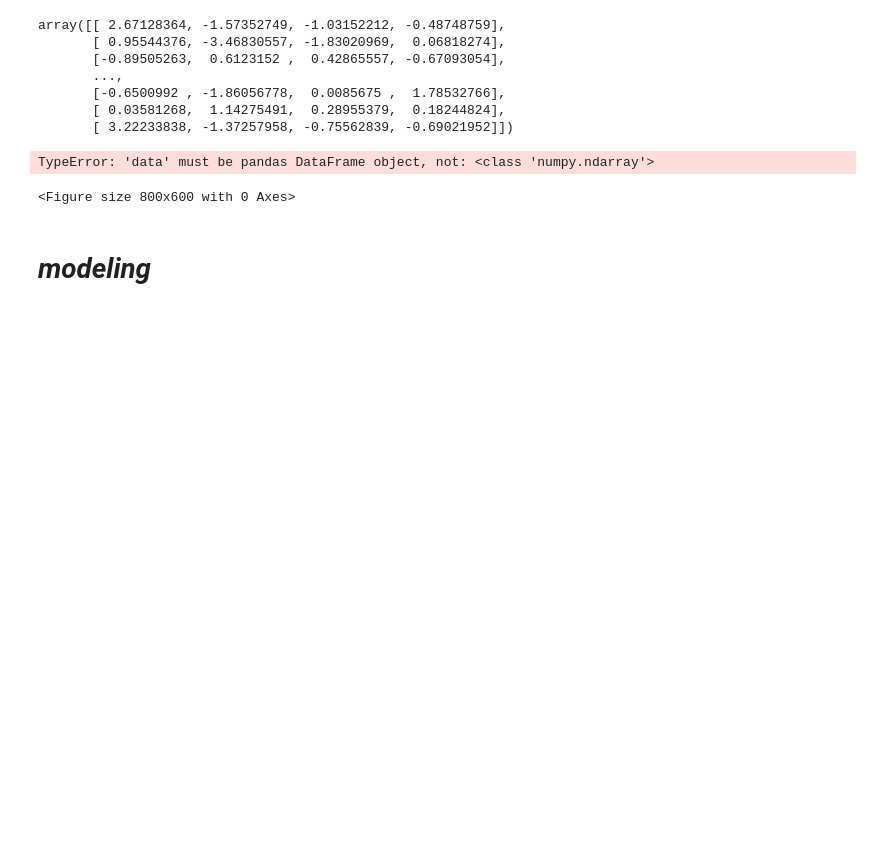
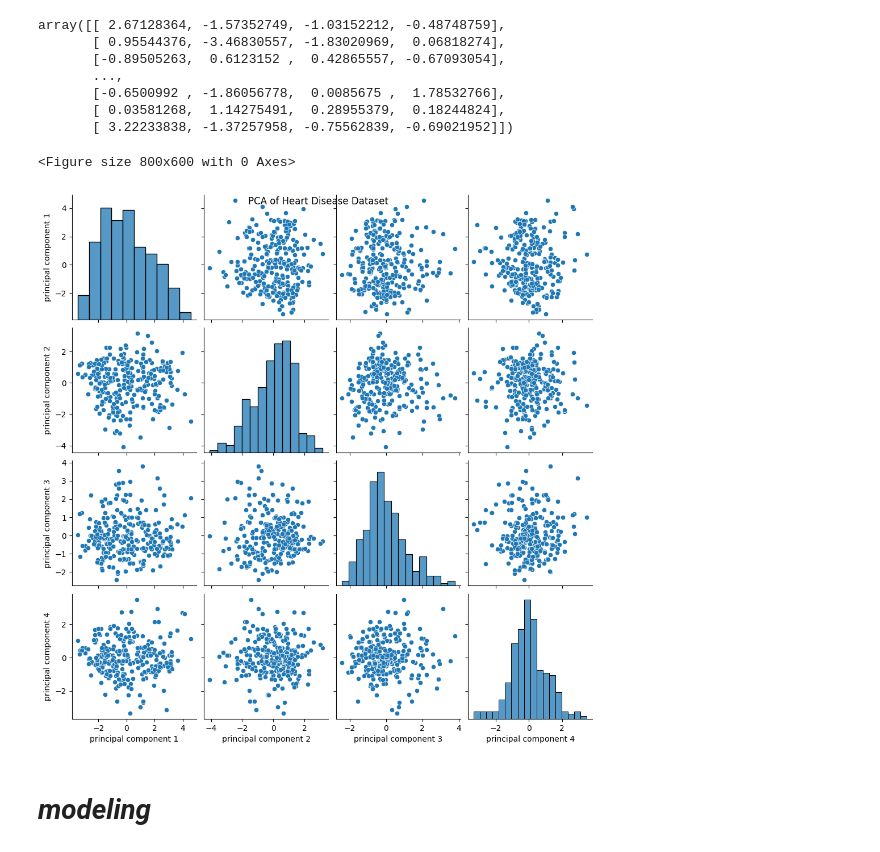
Before and after one commit to Nirikshan95/Heart-Disease-Prediction, a Jupyter notebook: notebooks/heart_disease_pred.ipynb, the cells around one changed output. Drawn from its saved outputs; the diff is of its cells as text; code cells hidden in the pictures; blank space fills up the shorter version.

```diff
--- a/notebooks/heart_disease_pred.ipynb
+++ b/notebooks/heart_disease_pred.ipynb
@@ -86,10 +86,10 @@ array([[ 2.67128364, -1.57352749, -1.03152212, -0.48748759],
        [ 0.03581268,  1.14275491,  0.28955379,  0.18244824],
        [ 3.22233838, -1.37257958, -0.75562839, -0.69021952]])
 # %%
-visualization.plot_data(principal_components,y)
+visualization.plot_pca_data(principal_components,y)
 # %% [output]
-TypeError: 'data' must be pandas DataFrame object, not: <class 'numpy.ndarray'>
+<Figure size 800x600 with 0 Axes>
-<Figure size 800x600 with 0 Axes>
+[figure, added]
 # %%
 x_train,x_test,y_train,y_test=preprocessing.split_data(principal_components,y)
 # %% [markdown]
```
